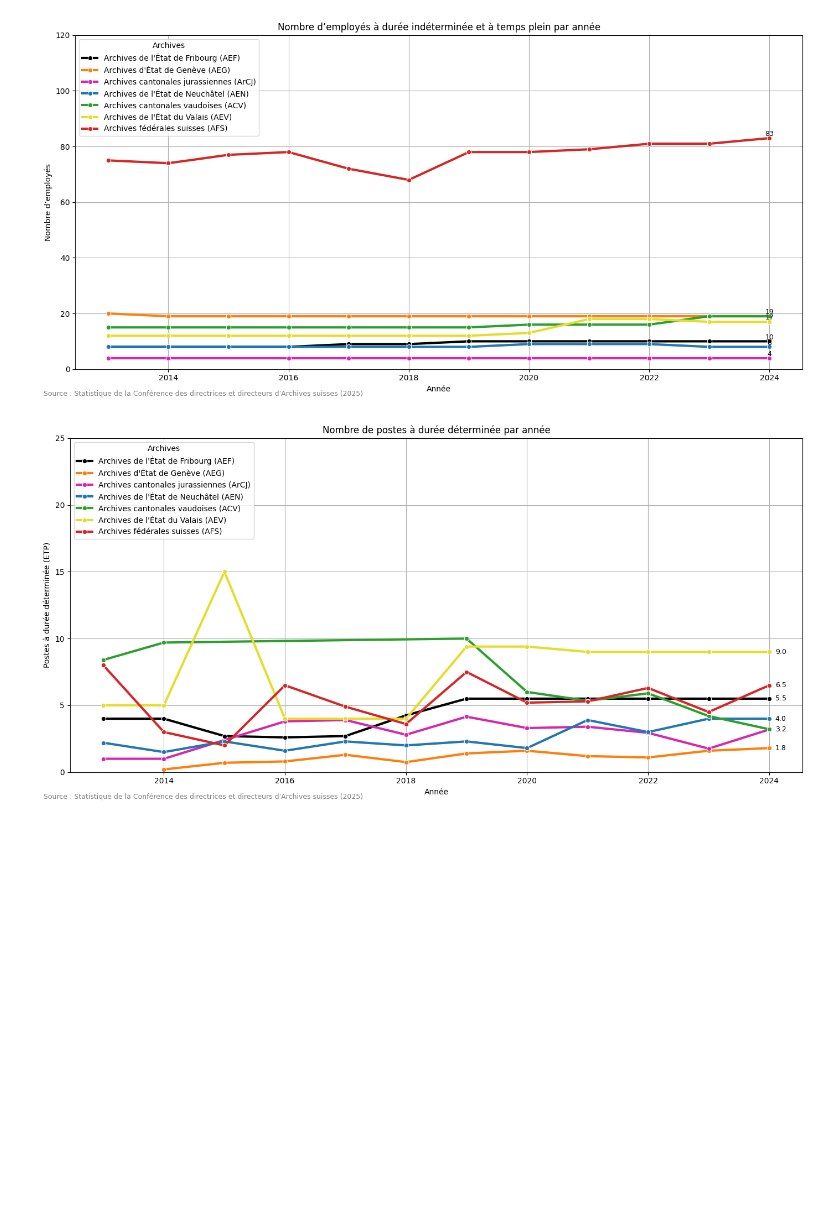
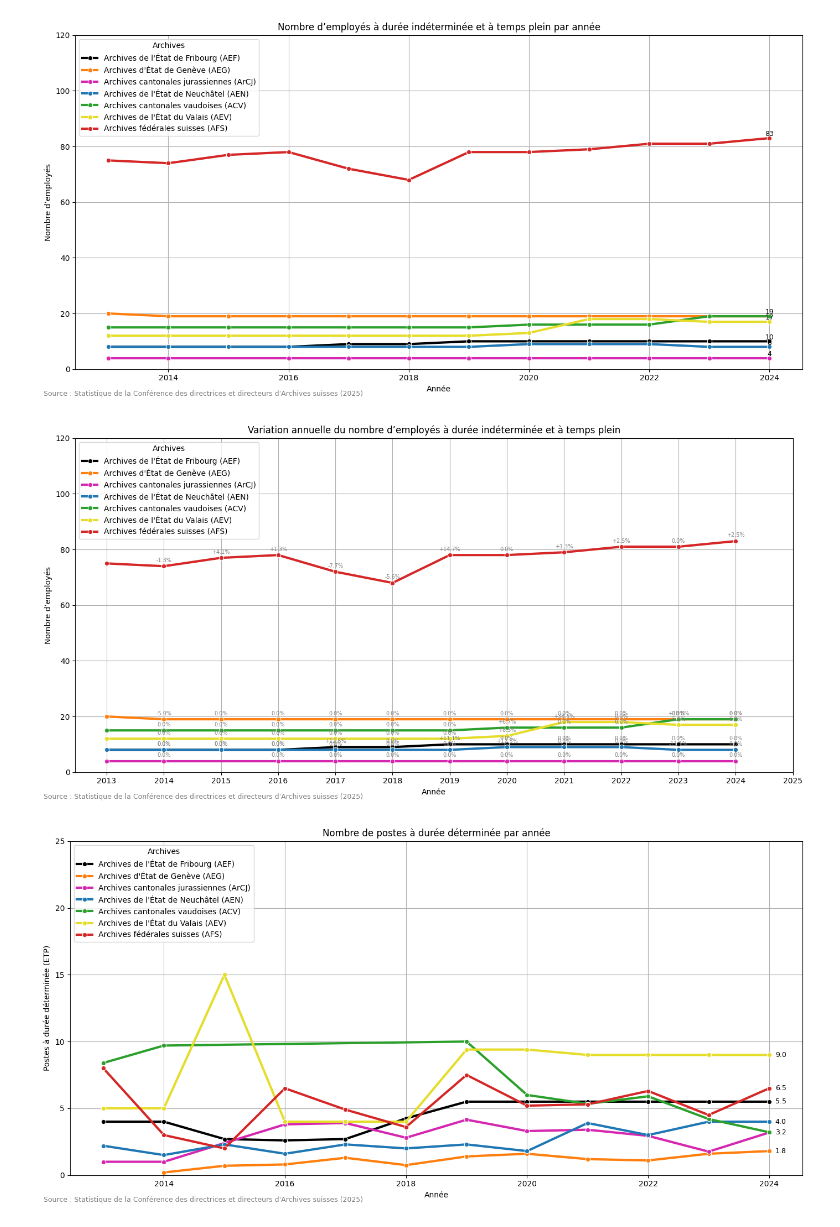
Before and after one commit to Raphix93/Memoire_Master, a Jupyter notebook: Data/data_curation/Visualisation1_archives_consultées_enLigne.ipynb, the cells around one changed output. Cells and saved outputs as stored; diff of their text form; code cells hidden in the pictures; blank space fills up the shorter version.

```diff
--- a/Data/data_curation/Visualisation1_archives_consultées_enLigne.ipynb
+++ b/Data/data_curation/Visualisation1_archives_consultées_enLigne.ipynb
@@ -945,6 +1184,100 @@ plt.figtext(
 plt.show()
 # %% [output]
 [figure]
+# %%
+import pandas as pd
+import matplotlib.pyplot as plt
+import seaborn as sns
+
+# 1. Charger les données
+df = pd.read_excel("statistiques_archives_suisses.xlsx")
+df_clean = df[['archives', 'Date', "Nombre d’employés à durée indéterminée et à temps plein"]].copy()
+df_clean.columns = ['Archives', 'Année', 'Employés_indéterminés_PleinTemps']
+
+# 2. Conversion des types
+df_clean['Année'] = pd.to_numeric(df_clean['Année'], errors='coerce')
+df_clean['Employés_indéterminés_PleinTemps'] = pd.to_numeric(df_clean['Employés_indéterminés_PleinTemps'], errors='coerce')
+
+# 3. Étendre les années jusqu'à 2025
+archives_uniques = df_clean['Archives'].dropna().unique()
+annees = list(range(int(df_clean['Année'].min()), 2026))  # ← Inclut 2025
+grille = pd.MultiIndex.from_product([annees, archives_uniques], names=['Année', 'Archives']).to_frame(index=False)
+df_complet = pd.merge(grille, df_clean, on=['Année', 'Archives'], how='left')
+
+# 4. Calcul de la variation en pourcentage (%)
+df_complet['Variation_%'] = (
+    df_complet
+    .sort_values(['Archives', 'Année'])
+    .groupby('Archives')['Employés_indéterminés_PleinTemps']
+    .pct_change() * 100
+).round(1)
+
+# 5. Palette de couleurs personnalisée
+palette_custom_base = {
+    "Archives d'État de Genève (AEG)": '#ff7f0e',
+    "Archives cantonales vaudoises (ACV)": '#2ca02c',
+    "Archives de l'état de Neuchatel": "#b6f550",
+    "Archives cantonales jurassiennes (ArCJ)": "#d627b0",
+    "Archives de l'État de Fribourg (AEF)": "#000000",
+    "Archives de l'État du Valais (AEV)": "#e6dd2b",
+    "Archives fédérales suisses (AFS)": '#d62728',
+}
+remaining_archives = [a for a in archives_uniques if a not in palette_custom_base]
+auto_palette = sns.color_palette("tab20", len(remaining_archives))
+palette_custom = palette_custom_base.copy()
+palette_custom.update(dict(zip(remaining_archives, auto_palette)))
+
+# 6. Visualisation avec variation par année
+plt.figure(figsize=(14, 7))
+sns.lineplot(
+    data=df_complet,
+    x='Année',
+    y='Employés_indéterminés_PleinTemps',
+    hue='Archives',
+    palette=palette_custom,
+    marker='o',
+    linewidth=3.0
+)
+
+plt.ylim(0, 120)
+
+# 7. Affichage de la variation % au-dessus de chaque point
+for _, row in df_complet.dropna(subset=['Employés_indéterminés_PleinTemps', 'Variation_%']).iterrows():
+    variation = row['Variation_%']
+    signe = '+' if variation > 0 else ''
+    plt.text(
+        row['Année'],
+        row['Employés_indéterminés_PleinTemps'] + 1.5,  # Décalage vertical
+        f"{signe}{variation}%",
+        fontsize=7,
+        color='gray',
+        ha='center'
+    )
+
+# 8. Axe X affiché année par année jusqu’à 2025
+plt.xticks(ticks=list(range(int(df_complet['Année'].min()), 2026)))
+
+# 9. Mise en forme finale
+plt.title("Variation annuelle du nombre d’employés à durée indéterminée et à temps plein")
+plt.xlabel("Année")
+plt.ylabel("Nombre d’employés")
+plt.grid(True)
+plt.tight_layout()
+plt.legend(title="Archives", loc='upper left')
+
+# 10. Source
+plt.figtext(
+    0.01, 0.01,
+    "Source : Statistique de la Conférence des directrices et directeurs d'Archives suisses (2025)",
+    fontsize=9,
+    ha='left',
+    va='bottom',
+    color='gray'
+)
+
+plt.show()
+# %% [output]
+[figure, added]
 # %%
 import pandas as pd
 import matplotlib.pyplot as plt
```
Also changed, not shown: parts of 5 cells of this notebook, 13 other files.
